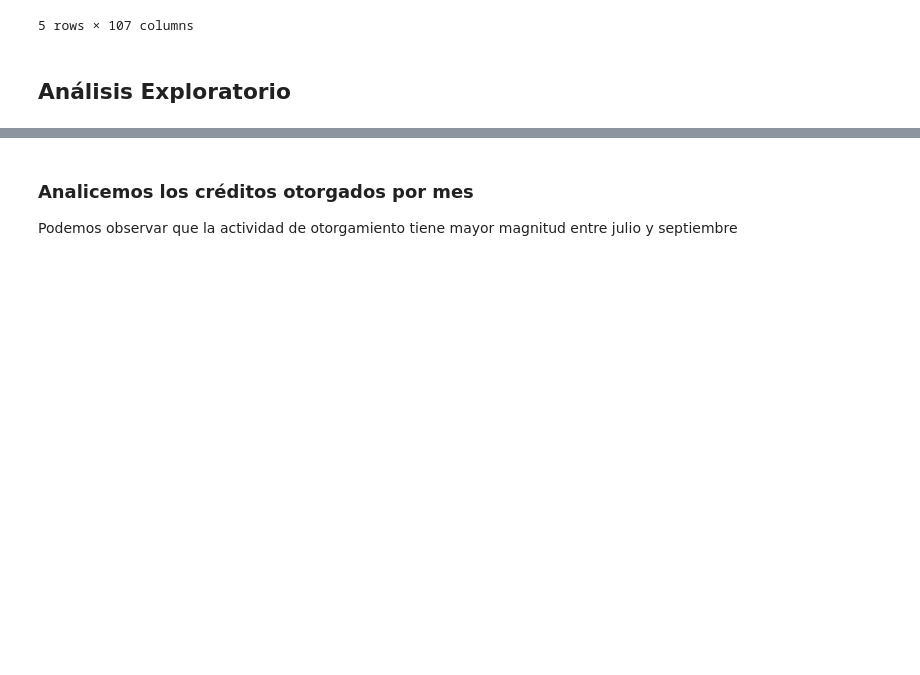
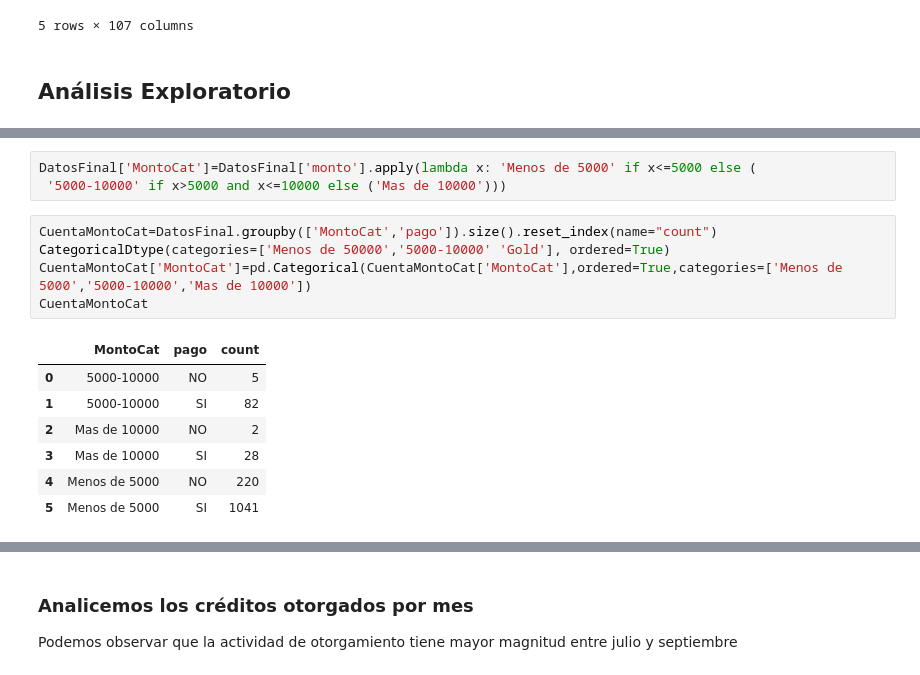
Before and after one commit to deepdatagroup/Datathon_DS4A, a Jupyter notebook: fundamentos_analiticaII_final.ipynb, the cells around one changed output, grey strips where cells are left out. Cells and saved outputs as stored; diff of their text form; blank space fills up the shorter version.

```diff
--- a/fundamentos_analiticaII_final.ipynb
+++ b/fundamentos_analiticaII_final.ipynb
@@ -186,0 +162,16 @@ geom_col()
+# %%
+DatosFinal['MontoCat']=DatosFinal['monto'].apply(lambda x: 'Menos de 5000' if x<=5000 else (
+ '5000-10000' if x>5000 and x<=10000 else ('Mas de 10000')))
+# %%
+CuentaMontoCat=DatosFinal.groupby(['MontoCat','pago']).size().reset_index(name="count")
+CategoricalDtype(categories=['Menos de 50000','5000-10000' 'Gold'], ordered=True)
+CuentaMontoCat['MontoCat']=pd.Categorical(CuentaMontoCat['MontoCat'],ordered=True,categories=['Menos de 5000','5000-10000','Mas de 10000'])
+CuentaMontoCat
+# %% [output]
+|  | MontoCat | pago | count |
+| 0 | 5000-10000 | NO | 5 |
+| 1 | 5000-10000 | SI | 82 |
+| 2 | Mas de 10000 | NO | 2 |
+| 3 | Mas de 10000 | SI | 28 |
+| 4 | Menos de 5000 | NO | 220 |
+| 5 | Menos de 5000 | SI | 1041 |
```
Also changed, not shown: parts of 46 cells of this notebook.
